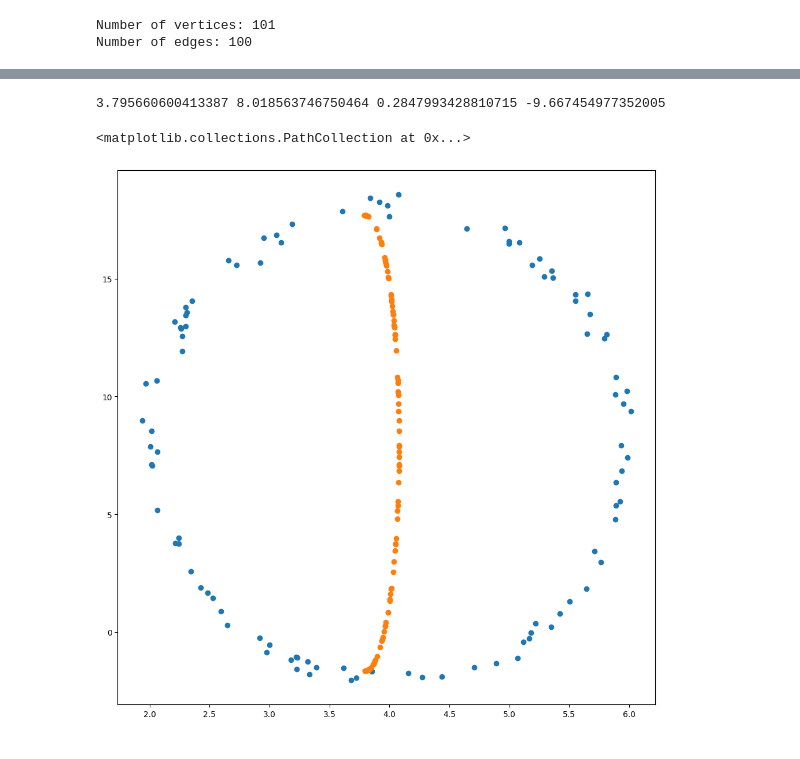
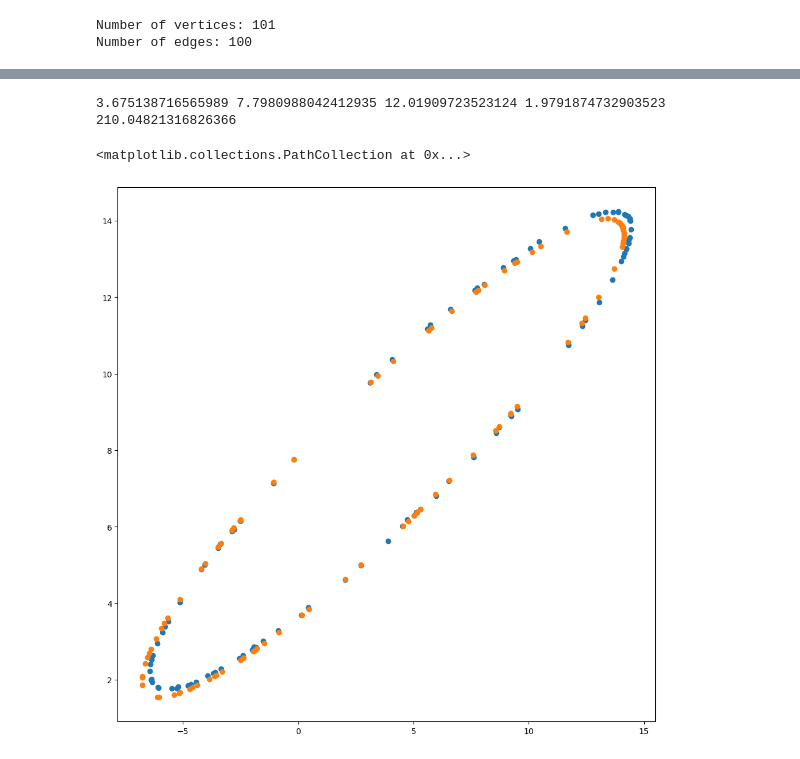
Before and after one commit to JOMANL/g2o_python_practice, a Jupyter notebook: notebooks/eclipse_fit.ipynb, the cells around one changed output, grey strips where cells are left out. Cells and saved outputs as stored; diff of their text form; code cells hidden in the pictures.

```diff
--- a/notebooks/eclipse_fit.ipynb
+++ b/notebooks/eclipse_fit.ipynb
@@ -95,0 +143,19 @@ for _ in range(num_points):
+# %%
+#cx_est,cy_est,a_est,b_est,phi_est = optimizer.vertices()[0].estimate()
+#est_eclipse_xs, est_eclipse_ys = sample_ellipse(cx_est,cy_est,a_est,b_est)
+
+R_init = get_rot_mat_from_angle(init_phi)
+
+est_eclipse_xs = []
+est_eclipse_ys = []
+for i in range(1,num_points):
+    init_angle = init_angles[i]
+
+    x_,y_ = R_init @ np.array([init_A * np.cos(init_angle),init_B * np.sin(init_angle)])
+
+    est_eclipse_xs.append(init_cx + x_)
+    est_eclipse_ys.append(init_cy + y_)
+
+dd = np.array(points).T
+plt.scatter(dd[0,:],dd[1,:])
+plt.scatter(est_eclipse_xs,est_eclipse_ys)
@@ -96,10 +165,6 @@ for _ in range(num_points):
 # %%
-init_cx = np.array(points)[:,0].mean()
-init_cy = np.array(points)[:,1].mean()
-print(init_cx,init_cy)
-
 eclipse: VertexEclipse = VertexEclipse()
 eclipse.set_id(0)
-eclipse.set_estimate([init_cx, init_cy, 2.0,2.0])  # some initial value for the circle
+eclipse.set_estimate([0,0,1,1,init_phi])  # some initial value for the circle
 optimizer.add_vertex(eclipse)
 # %% [output]
@@ -108,12 +172,13 @@ True
 # %%
 # 2. add the points we measured
-for i,point in enumerate(points,1):
 
-    t = np.arctan((point[1] - init_cy)/ (point[0] - init_cx))
+est_rot = get_rot_mat_from_angle(init_phi)
+
+for i,(point, angle) in enumerate(zip(points,init_angles),1):
 
     theta: VertexTheta = VertexTheta()
     theta.set_id(i)
-    theta.set_estimate([t])
+    theta.set_estimate([angle])
 
     optimizer.add_vertex(theta)
 
@@ -160,22 +229,25 @@ iteration= 99    chi2= 207.330444        time= 0.0403996         cumTime= 4.2043
 # %%
-cx_est,cy_est,a_est,b_est = optimizer.vertices()[0].estimate()
+cx_est,cy_est,a_est,b_est,phi_est = optimizer.vertices()[0].estimate()
 #est_eclipse_xs, est_eclipse_ys = sample_ellipse(cx_est,cy_est,a_est,b_est)
 
+R_est = get_rot_mat_from_angle(phi_est)
 
 est_eclipse_xs = []
 est_eclipse_ys = []
 for i in range(1,num_points):
     est_th = optimizer.vertices()[i].estimate()[0]
 
-    est_eclipse_xs.append(cx_est + a_est * np.cos(est_th))
-    est_eclipse_ys.append(cy_est + b_est * np.sin(est_th))
+    x_,y_ = R_est @ np.array([a_est * np.cos(est_th),b_est * np.sin(est_th)])
 
-print(cx_est,cy_est,a_est,b_est)
+    est_eclipse_xs.append(cx_est + x_)
+    est_eclipse_ys.append(cy_est + y_)
+
+print(cx_est,cy_est,a_est,b_est,phi_est / np.pi * 180)
 
 dd = np.array(points).T
 plt.scatter(dd[0,:],dd[1,:])
 plt.scatter(est_eclipse_xs,est_eclipse_ys)
 # %% [output]
-3.795660600413387 8.018563746750464 0.2847993428810715 -9.667454977352005
+3.675138716565989 7.7980988042412935 12.01909723523124 1.9791874732903523 210.04821316826366
 <matplotlib.collections.PathCollection at 0x...>
-[figure, old version]
+[figure, new version]
```
Also changed, not shown: parts of 11 cells of this notebook, 1 other file.
